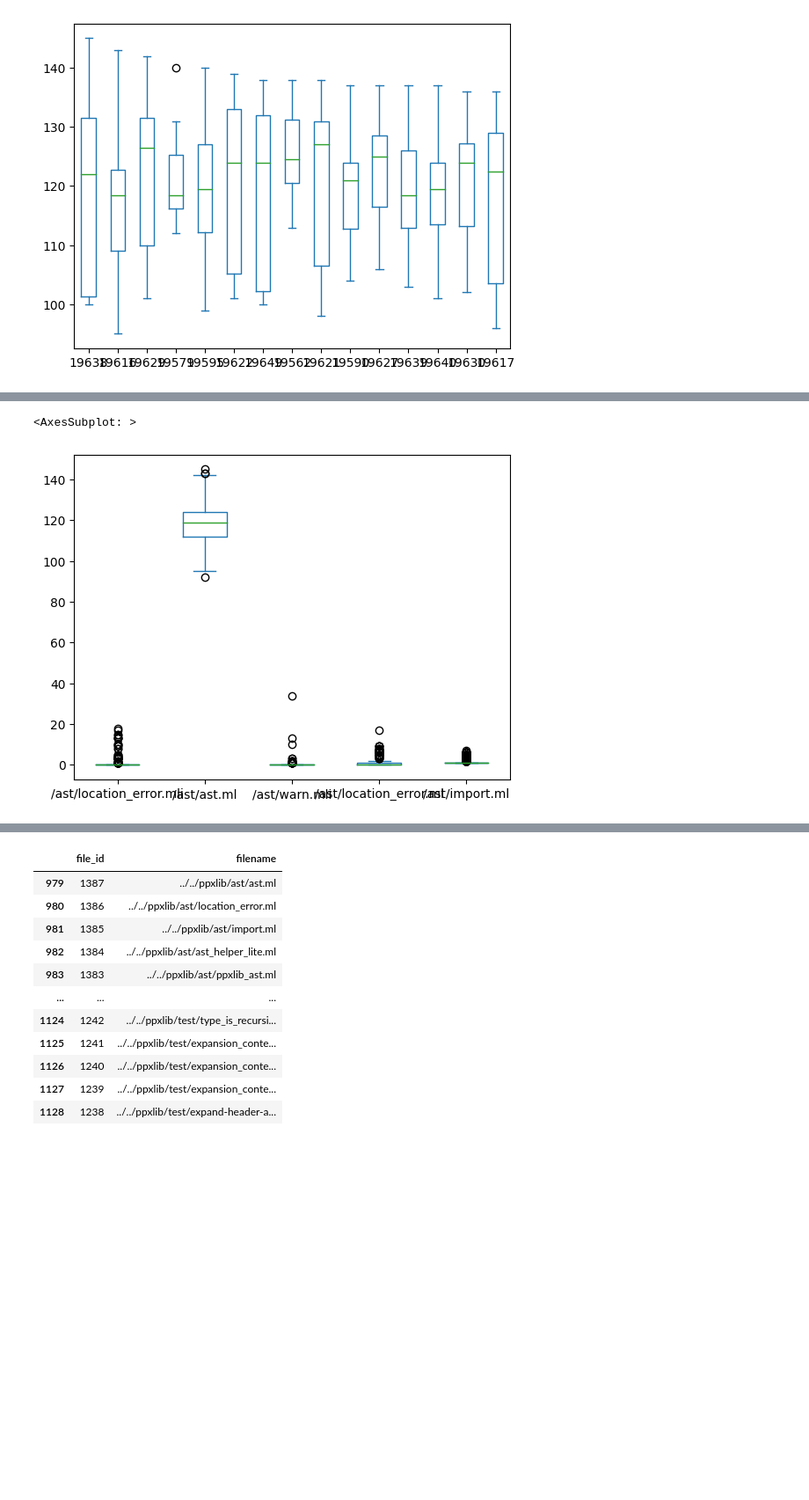
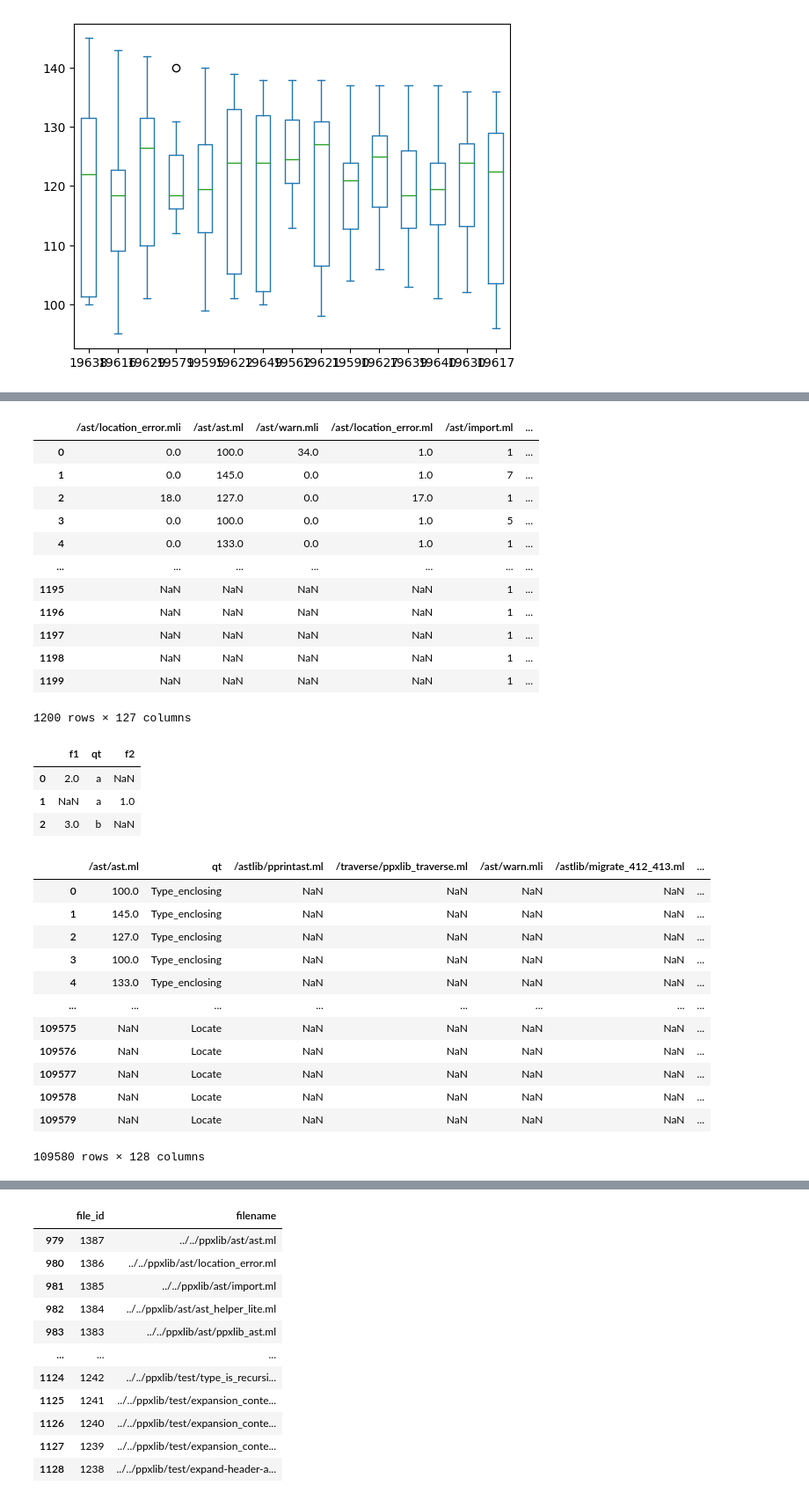
Before and after one commit to pitag-ha/merl-an, a Jupyter notebook: dev/trying_pandas.ipynb, the cells around one changed output, grey strips where cells are left out. Shown at 88% size. Saved outputs shown, nothing was run; the diff lists cells and outputs as text; code cells hidden in the pictures; blank space fills up the shorter version.

```diff
--- a/dev/trying_pandas.ipynb
+++ b/dev/trying_pandas.ipynb
@@ -123,11 +155,48 @@ worst_timings.plot.box()
 # %%
+# Note: this was a horrible idea. don't get back to it (pandas is surprisingly fast despite all though xO)
 source_files = filter(lambda file: (not file.startswith("/bench")) and (not file.startswith("/test")), all_files)
 def get_timings(file):
     return [ t for timings in sorted_performances1[sorted_performances1["file"] == file]["timings"] for t in timings]
 
 d = { file : get_timings(file) for file in source_files }
 timings_per_file = pd.DataFrame(dict([ (k,pd.Series(v)) for k,v in d.items() ]))
-timings_per_file.iloc[:, :5].plot.box()
+timings_per_file
+# timings_per_file.iloc[:, :5].plot.box()
 # %% [output]
+|  | /ast/location_error.mli | /ast/ast.ml | /ast/warn.mli | /ast/location_error.ml | /ast/import.ml | ... |
+| 0 | 0.0 | 100.0 | 34.0 | 1.0 | 1 | ... |
+| 1 | 0.0 | 145.0 | 0.0 | 1.0 | 7 | ... |
+| 2 | 18.0 | 127.0 | 0.0 | 17.0 | 1 | ... |
+| 3 | 0.0 | 100.0 | 0.0 | 1.0 | 5 | ... |
+| 4 | 0.0 | 133.0 | 0.0 | 1.0 | 1 | ... |
+| ... | ... | ... | ... | ... | ... | ... |
+| 1195 | NaN | NaN | NaN | NaN | 1 | ... |
+| 1196 | NaN | NaN | NaN | NaN | 1 | ... |
+| 1197 | NaN | NaN | NaN | NaN | 1 | ... |
+| 1198 | NaN | NaN | NaN | NaN | 1 | ... |
+| 1199 | NaN | NaN | NaN | NaN | 1 | ... |
-<AxesSubplot: >
+1200 rows × 127 columns
-[figure, removed]
+# %%
+pd.DataFrame.from_records([{"f1" : 2, "qt" : "a"}, {"f2" : 1, "qt" : "a"}, {"f1" : 3, "qt" : "b"}])
+# %% [output]
+|  | f1 | qt | f2 |
+| 0 | 2.0 | a | NaN |
+| 1 | NaN | a | 1.0 |
+| 2 | 3.0 | b | NaN |
+# %%
+file_timing_groouped_by_qt = pd.DataFrame.from_records([{row["file"] : t, "qt" : row["query_type"]} for i, row in sorted_performances1[(~sorted_performances1["file"].str.startswith("/bench")) & ~sorted_performances1["file"].str.startswith("/test")].iterrows() for t in row["timings"]])
+file_timing_groouped_by_qt
+# %% [output]
+|  | /ast/ast.ml | qt | /astlib/pprintast.ml | /traverse/ppxlib_traverse.ml | /ast/warn.mli | /astlib/migrate_412_413.ml | ... |
+| 0 | 100.0 | Type_enclosing | NaN | NaN | NaN | NaN | ... |
+| 1 | 145.0 | Type_enclosing | NaN | NaN | NaN | NaN | ... |
+| 2 | 127.0 | Type_enclosing | NaN | NaN | NaN | NaN | ... |
+| 3 | 100.0 | Type_enclosing | NaN | NaN | NaN | NaN | ... |
+| 4 | 133.0 | Type_enclosing | NaN | NaN | NaN | NaN | ... |
+| ... | ... | ... | ... | ... | ... | ... | ... |
+| 109575 | NaN | Locate | NaN | NaN | NaN | NaN | ... |
+| 109576 | NaN | Locate | NaN | NaN | NaN | NaN | ... |
+| 109577 | NaN | Locate | NaN | NaN | NaN | NaN | ... |
+| 109578 | NaN | Locate | NaN | NaN | NaN | NaN | ... |
+| 109579 | NaN | Locate | NaN | NaN | NaN | NaN | ... |
+109580 rows × 128 columns
```
Also changed, not shown: parts of 13 cells of this notebook.
